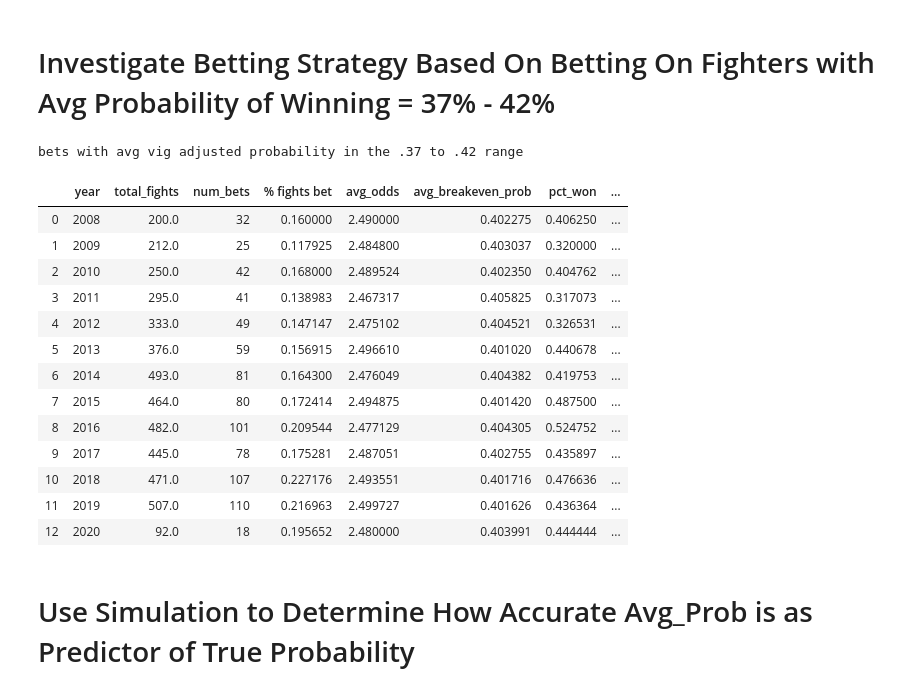
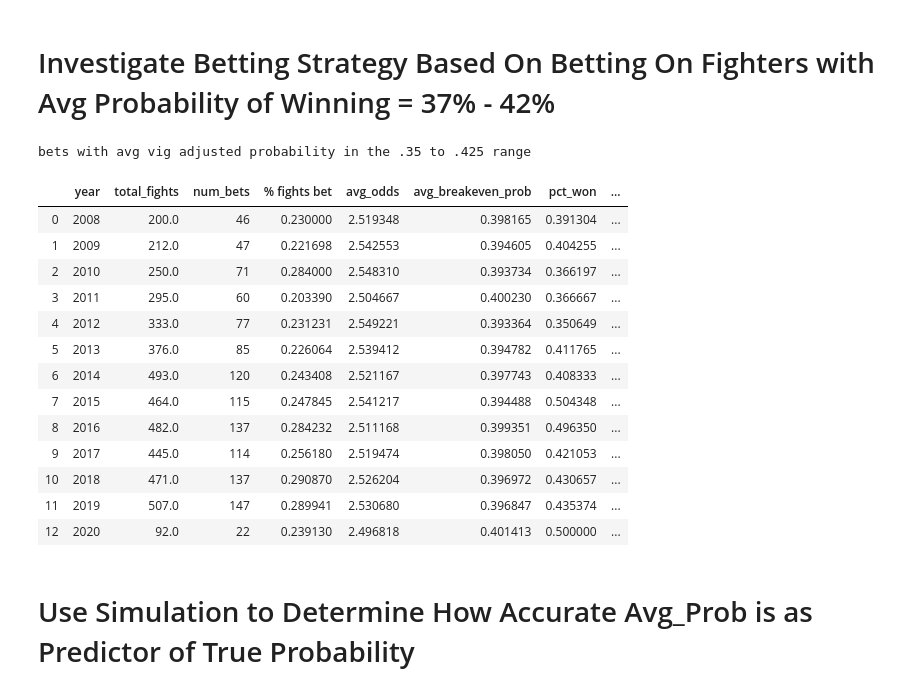
Before and after one commit to iankotliar/UFC_Final, a Jupyter notebook: code/Analysis/Exploratory/7_explore_data.ipynb, the cells around one changed output. Saved outputs shown, nothing was run; the diff lists cells and outputs as text; code cells hidden in the pictures.

Commit message:
adjusted range

```diff
--- a/code/Analysis/Exploratory/7_explore_data.ipynb
+++ b/code/Analysis/Exploratory/7_explore_data.ipynb
@@ -727,38 +727,38 @@ r = 0.06
 # %%
 def get_return_based_on_prob_range(df, prob_col, prob_min, prob_max):
     num_fights = df.groupby('year').agg(total_fights = ('pd_minus1', lambda x: x.size/2)).reset_index()
     df = df[(df[prob_col] >= prob_min) & (df[prob_col] <= prob_max)].copy()
     df['breakeven_prob'] = 1/df['best_odds']
     out = df.groupby('year').agg(num_bets = ('pd_minus1', "size"),
                            avg_odds = ('best_odds', "mean"),
                            avg_breakeven_prob = ('breakeven_prob', "mean"),
                            pct_won = ('bet_won', "mean"),
                            avg_estimated_vig = ('best_odds_vig', "mean"),
                            avg_return = ('return', "mean"),
                            std_return = ('return', 'std')
                           ).reset_index()
     out = pd.merge(num_fights, out, on = 'year')
     out['% fights bet'] = out['num_bets']/out['total_fights']
     return out[['year', 'total_fights', 'num_bets', '% fights bet', 'avg_odds',
                 'avg_breakeven_prob', 'pct_won', 'avg_estimated_vig', 'avg_return', 'std_return']]
-print('bets with avg vig adjusted probability in the .37 to .42 range')
-display(get_return_based_on_prob_range(bets, 'avg_prob', .37, .42))
+print('bets with avg vig adjusted probability in the .35 to .425 range')
+display(get_return_based_on_prob_range(bets, 'avg_prob', .35, .425))
 # %% [output]
-bets with avg vig adjusted probability in the .37 to .42 range
+bets with avg vig adjusted probability in the .35 to .425 range
 |  | year | total_fights | num_bets | % fights bet | avg_odds | avg_breakeven_prob | pct_won | ... |
-| 0 | 2008 | 200.0 | 32 | 0.160000 | 2.490000 | 0.402275 | 0.406250 | ... |
-| 1 | 2009 | 212.0 | 25 | 0.117925 | 2.484800 | 0.403037 | 0.320000 | ... |
-| 2 | 2010 | 250.0 | 42 | 0.168000 | 2.489524 | 0.402350 | 0.404762 | ... |
-| 3 | 2011 | 295.0 | 41 | 0.138983 | 2.467317 | 0.405825 | 0.317073 | ... |
-| 4 | 2012 | 333.0 | 49 | 0.147147 | 2.475102 | 0.404521 | 0.326531 | ... |
-| 5 | 2013 | 376.0 | 59 | 0.156915 | 2.496610 | 0.401020 | 0.440678 | ... |
-| 6 | 2014 | 493.0 | 81 | 0.164300 | 2.476049 | 0.404382 | 0.419753 | ... |
-| 7 | 2015 | 464.0 | 80 | 0.172414 | 2.494875 | 0.401420 | 0.487500 | ... |
-| 8 | 2016 | 482.0 | 101 | 0.209544 | 2.477129 | 0.404305 | 0.524752 | ... |
-| 9 | 2017 | 445.0 | 78 | 0.175281 | 2.487051 | 0.402755 | 0.435897 | ... |
-| 10 | 2018 | 471.0 | 107 | 0.227176 | 2.493551 | 0.401716 | 0.476636 | ... |
-| 11 | 2019 | 507.0 | 110 | 0.216963 | 2.499727 | 0.401626 | 0.436364 | ... |
-| 12 | 2020 | 92.0 | 18 | 0.195652 | 2.480000 | 0.403991 | 0.444444 | ... |
+| 0 | 2008 | 200.0 | 46 | 0.230000 | 2.519348 | 0.398165 | 0.391304 | ... |
+| 1 | 2009 | 212.0 | 47 | 0.221698 | 2.542553 | 0.394605 | 0.404255 | ... |
+| 2 | 2010 | 250.0 | 71 | 0.284000 | 2.548310 | 0.393734 | 0.366197 | ... |
+| 3 | 2011 | 295.0 | 60 | 0.203390 | 2.504667 | 0.400230 | 0.366667 | ... |
+| 4 | 2012 | 333.0 | 77 | 0.231231 | 2.549221 | 0.393364 | 0.350649 | ... |
+| 5 | 2013 | 376.0 | 85 | 0.226064 | 2.539412 | 0.394782 | 0.411765 | ... |
+| 6 | 2014 | 493.0 | 120 | 0.243408 | 2.521167 | 0.397743 | 0.408333 | ... |
+| 7 | 2015 | 464.0 | 115 | 0.247845 | 2.541217 | 0.394488 | 0.504348 | ... |
+| 8 | 2016 | 482.0 | 137 | 0.284232 | 2.511168 | 0.399351 | 0.496350 | ... |
+| 9 | 2017 | 445.0 | 114 | 0.256180 | 2.519474 | 0.398050 | 0.421053 | ... |
+| 10 | 2018 | 471.0 | 137 | 0.290870 | 2.526204 | 0.396972 | 0.430657 | ... |
+| 11 | 2019 | 507.0 | 147 | 0.289941 | 2.530680 | 0.396847 | 0.435374 | ... |
+| 12 | 2020 | 92.0 | 22 | 0.239130 | 2.496818 | 0.401413 | 0.500000 | ... |
 # %% [markdown]
 # Use Simulation to Determine How Accurate Avg_Prob is as Predictor of True Probability
 # %%
```
Also changed, not shown: parts of 5 cells of this notebook.
